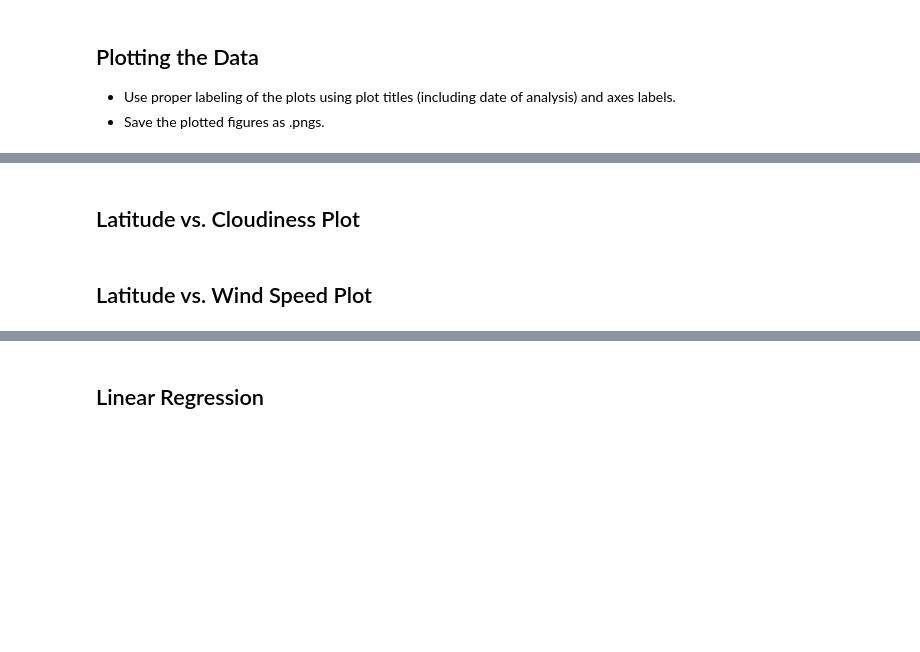
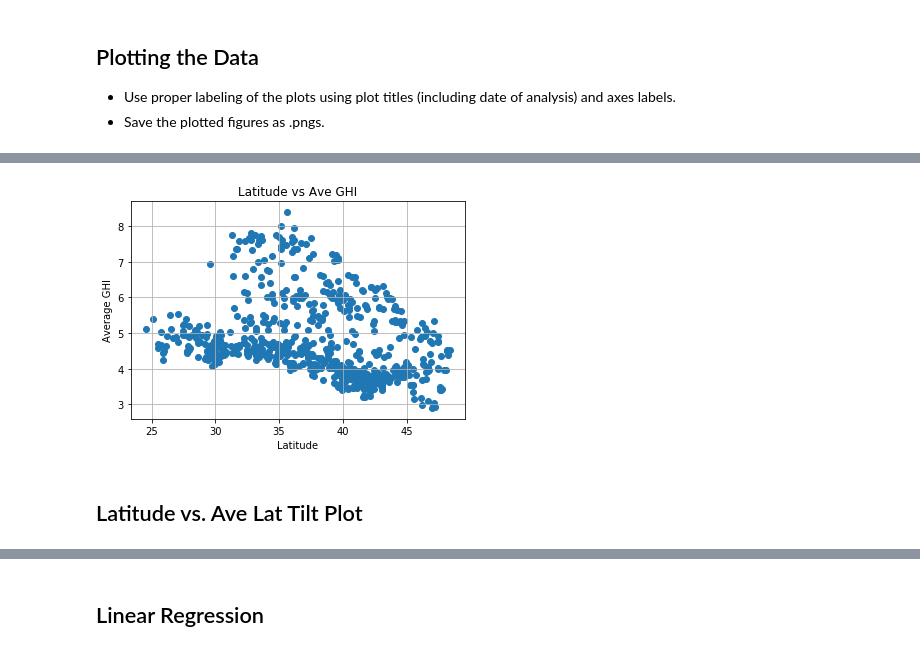
Before and after one commit to dborowski16/renewable-energy-analysis, a Jupyter notebook: APIstarter.ipynb, the cells around one changed output, grey strips where cells are left out. Cells and saved outputs as stored; diff of their text form; code cells hidden in the pictures; blank space fills up the shorter version.

```diff
--- a/APIstarter.ipynb
+++ b/APIstarter.ipynb
@@ -267,9 +325,10 @@ plt.savefig('../output_data/Lat_vs_Temp.png')
 # %%
-plt.scatter(weather_data["Lat"], weather_data["Humidity"])
-plt.title('Latitude vs Humidity')
-plt.ylabel('Humidity')
+plt.scatter(combined_data["Lat"], combined_data["Ave GHI"])
+plt.title('Latitude vs Ave GHI')
 plt.xlabel('Latitude')
+plt.ylabel('Average GHI')
 plt.grid()
-plt.savefig('../output_data/Lat_vs_Humidity.png')
+# %% [output]
+[figure, added]
 # %% [markdown]
-## Latitude vs. Cloudiness Plot
+## Latitude vs. Ave Lat Tilt Plot
@@ -283,2 +334,0 @@ plt.savefig('../output_data/Lat_vs_Cloudiness.png')
-# %% [markdown]
-## Latitude vs. Wind Speed Plot
```
Also changed, not shown: parts of 29 cells of this notebook, 5 other files.
